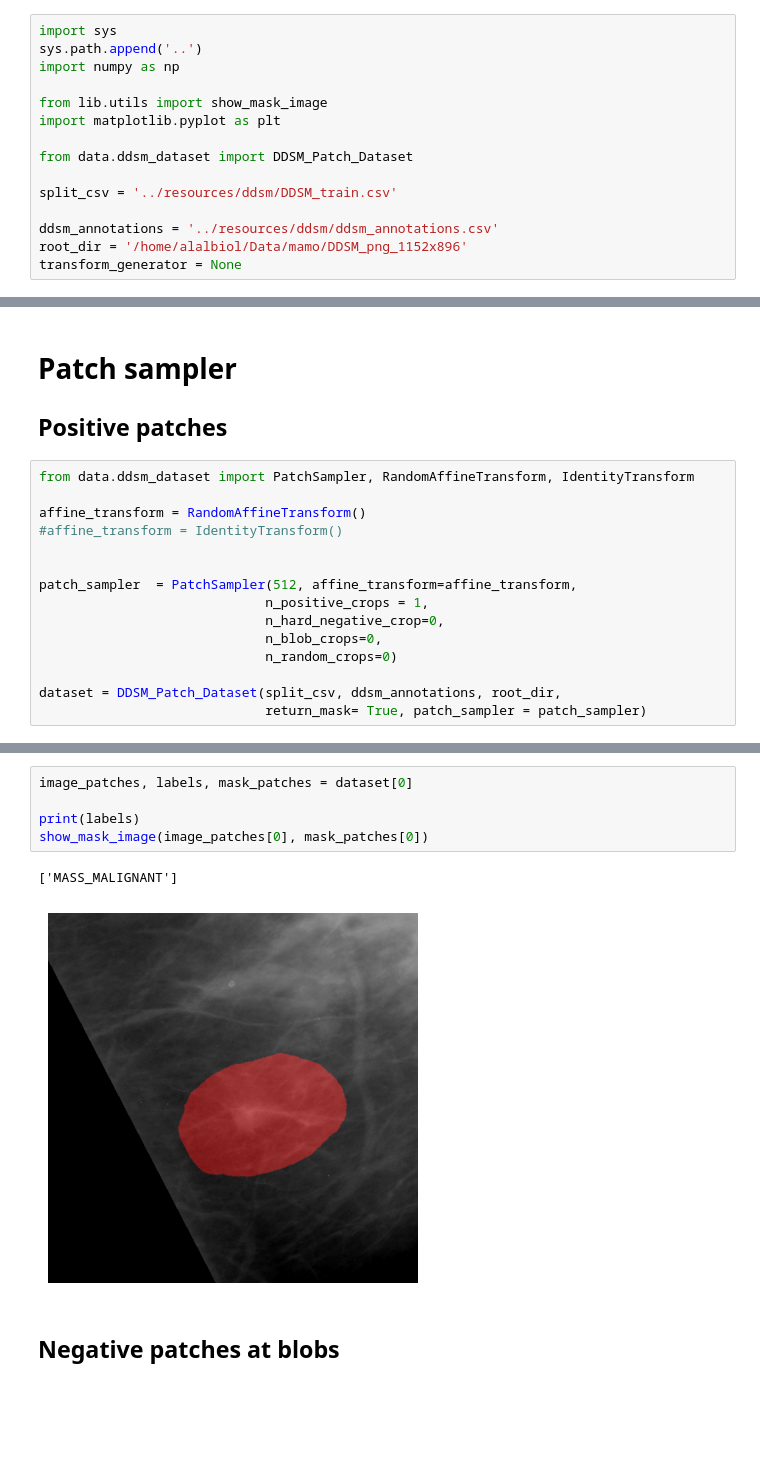
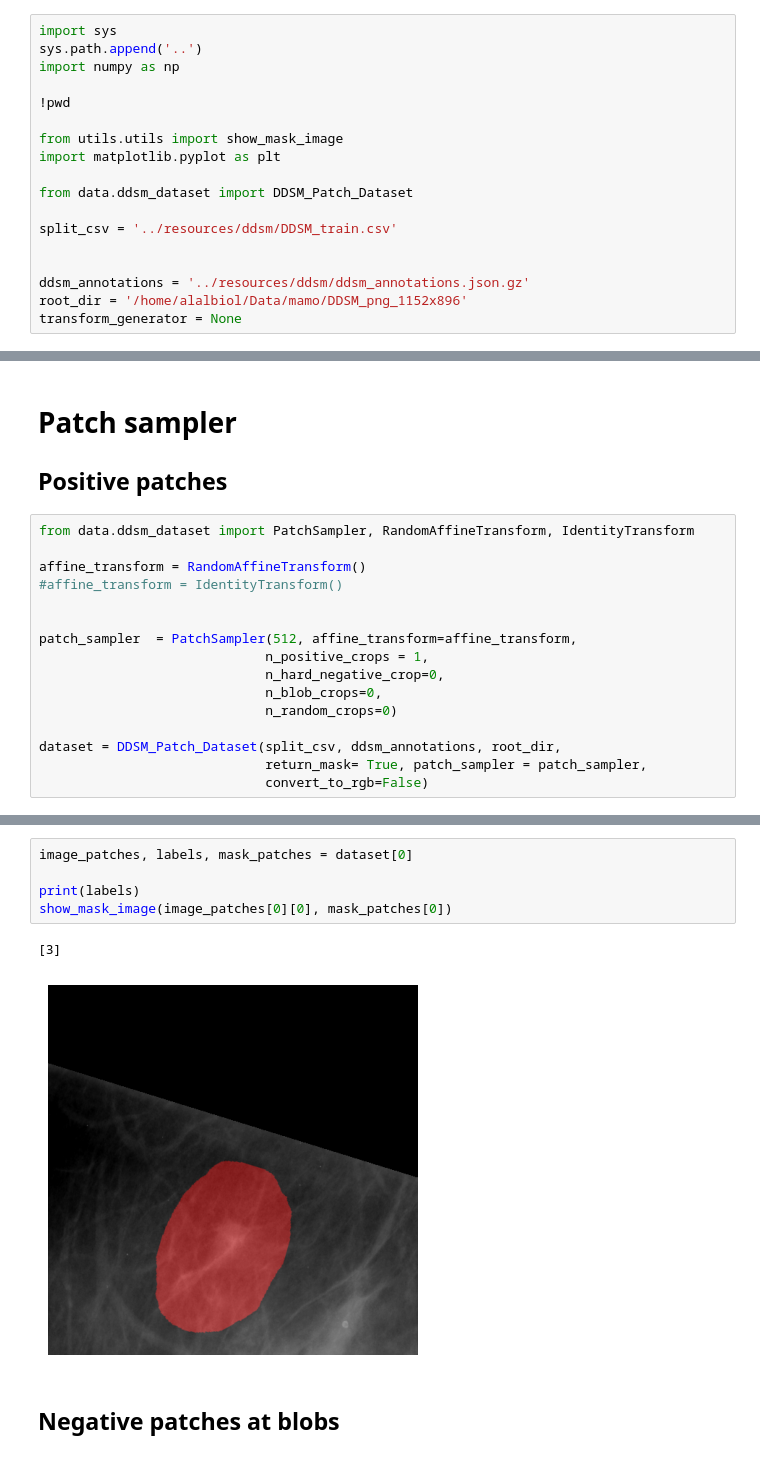
Before and after one commit to alalbiol/Mammography, a Jupyter notebook: mamo_holistic/notebooks/test_dataset.ipynb, the cells around one changed output, grey strips where cells are left out. Drawn from its saved outputs; the diff is of its cells as text; blank space fills up the shorter version.

Commit message:
Training image ddsm

```diff
--- a/mamo_holistic/notebooks/test_dataset.ipynb
+++ b/mamo_holistic/notebooks/test_dataset.ipynb
@@ -35,14 +6,17 @@ import sys
 sys.path.append('..')
 import numpy as np
 
-from lib.utils import show_mask_image
+!pwd
+
+from utils.utils import show_mask_image
 import matplotlib.pyplot as plt
 
 from data.ddsm_dataset import DDSM_Patch_Dataset
 
 split_csv = '../resources/ddsm/DDSM_train.csv'
 
-ddsm_annotations = '../resources/ddsm/ddsm_annotations.csv'
+
+ddsm_annotations = '../resources/ddsm/ddsm_annotations.json.gz'
 root_dir = '/home/alalbiol/Data/mamo/DDSM_png_1152x896'
 transform_generator = None
 # %% [output]
@@ -120,7 +94,8 @@ patch_sampler  = PatchSampler(512, affine_transform=affine_transform,
                              n_random_crops=0)
 
 dataset = DDSM_Patch_Dataset(split_csv, ddsm_annotations, root_dir,
-                             return_mask= True, patch_sampler = patch_sampler)
+                             return_mask= True, patch_sampler = patch_sampler,
+                             convert_to_rgb=False)
 # %% [output]
 Number of annotations:  4664
 Number of annotations after filtering split:  3997
@@ -130,11 +105,11 @@ Number of annotations after filtering OTHER_BENIGN (18 in total)  6759
 # %%
 image_patches, labels, mask_patches = dataset[0]
 
 print(labels)
-show_mask_image(image_patches[0], mask_patches[0])
+show_mask_image(image_patches[0][0], mask_patches[0])
 # %% [output]
-['MASS_MALIGNANT']
+[3]
-[figure, old version]
+[figure, new version]
 # %% [markdown]
 ## Negative patches at blobs
 # %%
```
Also changed, not shown: parts of 33 cells of this notebook, 9 other files.
